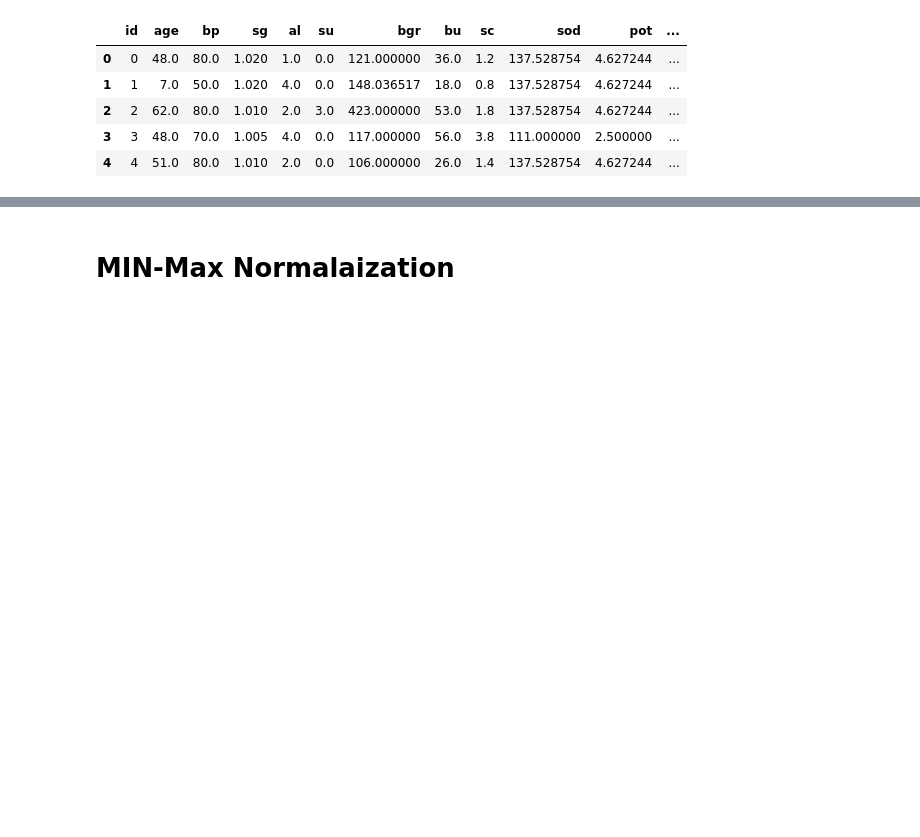
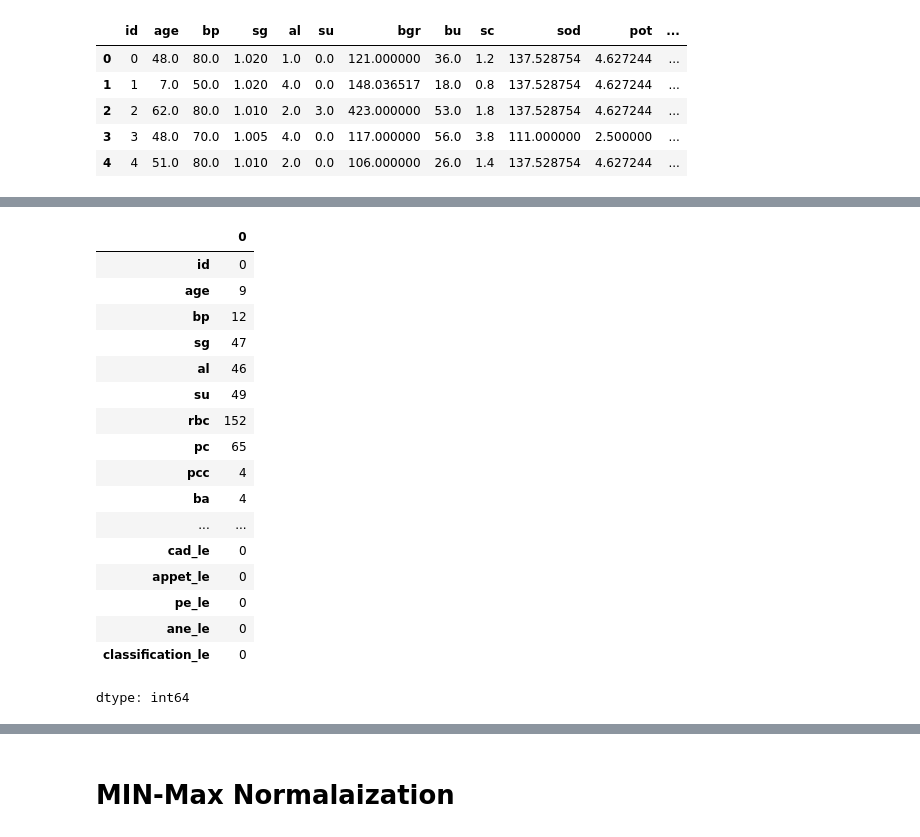
Before and after one commit to RifatEmam/Machine_Learning, a Jupyter notebook: Machine_Learning_Days_4_.ipynb, the cells around one changed output, grey strips where cells are left out. Saved outputs shown, nothing was run; the diff lists cells and outputs as text; code cells hidden in the pictures; blank space fills up the shorter version.

```diff
--- a/Machine_Learning_Days_4_.ipynb
+++ b/Machine_Learning_Days_4_.ipynb
@@ -649,0 +727,21 @@ data_1.to_csv("Fill_Missing_value_with_mean.csv")
+# %%
+data.isnull().sum()
+# %% [output]
+|  | 0 |
+| id | 0 |
+| age | 9 |
+| bp | 12 |
+| sg | 47 |
+| al | 46 |
+| su | 49 |
+| rbc | 152 |
+| pc | 65 |
+| pcc | 4 |
+| ba | 4 |
+| ... | ... |
+| cad_le | 0 |
+| appet_le | 0 |
+| pe_le | 0 |
+| ane_le | 0 |
+| classification_le | 0 |
+dtype: int64
```
Also changed, not shown: parts of 9 cells of this notebook.
